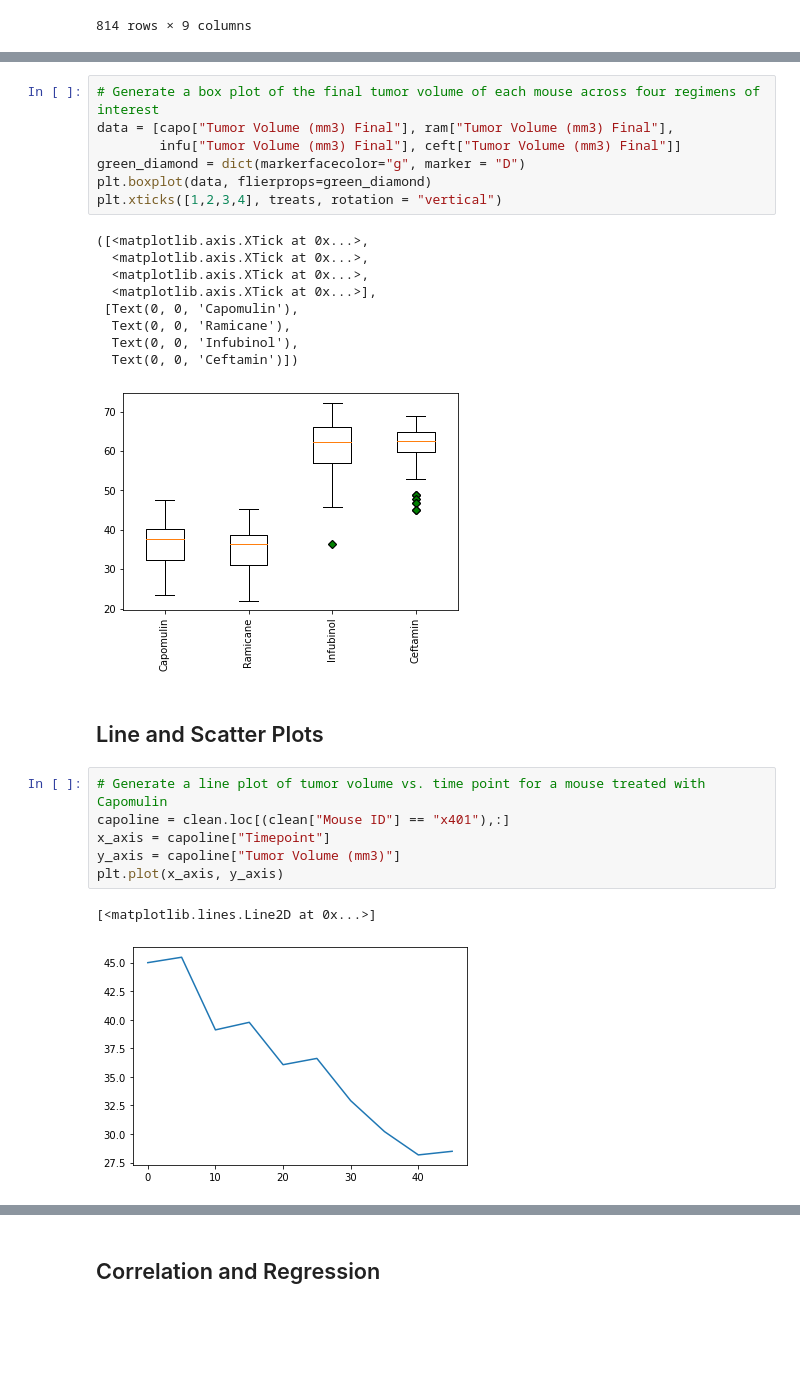
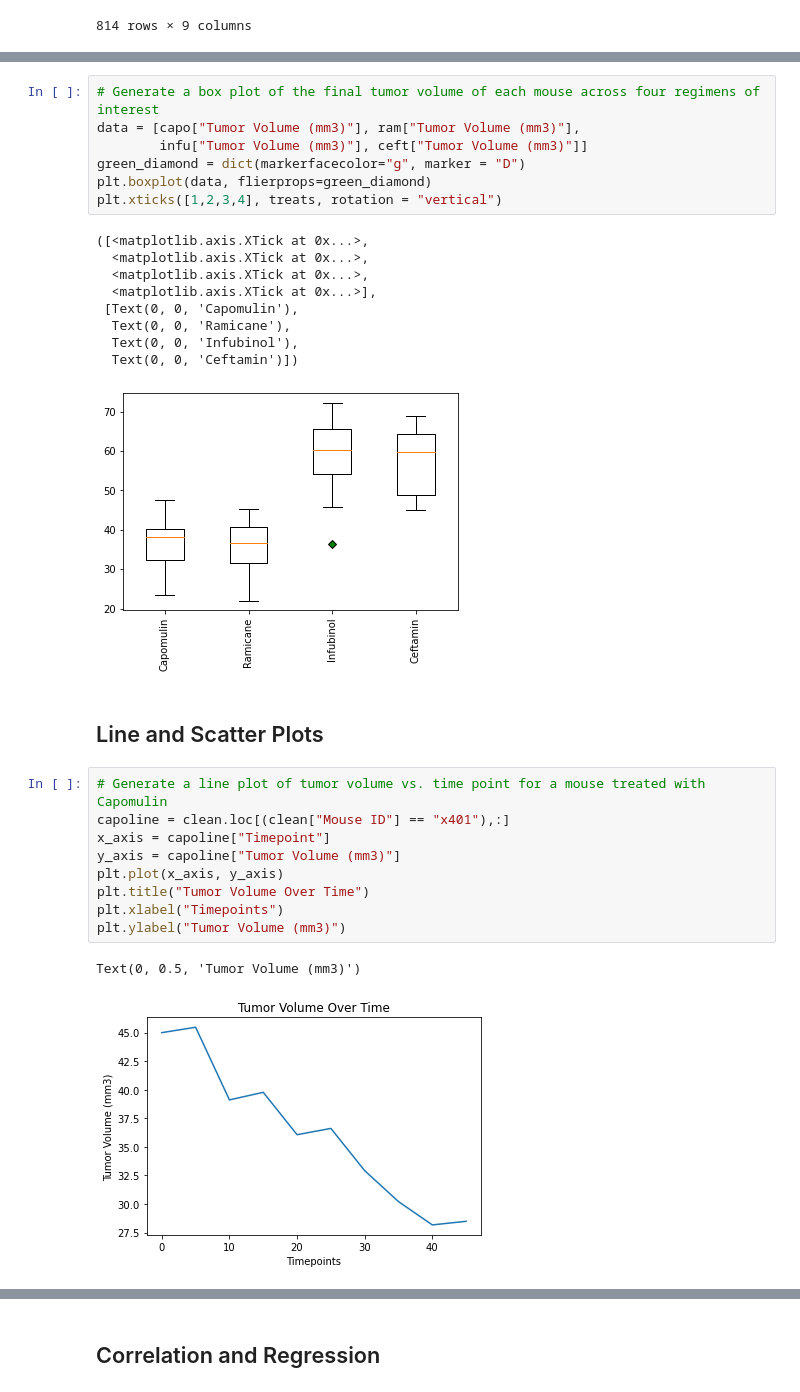
Before and after one commit to Blashford/Matplotlib-Challenge, a Jupyter notebook: pymaceuticals_starter.ipynb, the cells around one changed output, grey strips where cells are left out. Cells and saved outputs as stored; diff of their text form; blank space fills up the shorter version.

```diff
--- a/pymaceuticals_starter.ipynb
+++ b/pymaceuticals_starter.ipynb
@@ -266,7 +273,7 @@ Values above 65.56092039375001 could be outliers.
 # %%
 # Generate a box plot of the final tumor volume of each mouse across four regimens of interest
-data = [capo["Tumor Volume (mm3) Final"], ram["Tumor Volume (mm3) Final"],
-        infu["Tumor Volume (mm3) Final"], ceft["Tumor Volume (mm3) Final"]]
+data = [capo["Tumor Volume (mm3)"], ram["Tumor Volume (mm3)"],
+        infu["Tumor Volume (mm3)"], ceft["Tumor Volume (mm3)"]]
 green_diamond = dict(markerfacecolor="g", marker = "D")
 plt.boxplot(data, flierprops=green_diamond)
 plt.xticks([1,2,3,4], treats, rotation = "vertical")
@@ -279,18 +286,21 @@ plt.xticks([1,2,3,4], treats, rotation = "vertical")
   Text(0, 0, 'Ramicane'),
   Text(0, 0, 'Infubinol'),
   Text(0, 0, 'Ceftamin')])
-[figure, old version]
+[figure, new version]
 # %% [markdown]
 ## Line and Scatter Plots
 # %%
 # Generate a line plot of tumor volume vs. time point for a mouse treated with Capomulin
 capoline = clean.loc[(clean["Mouse ID"] == "x401"),:]
 x_axis = capoline["Timepoint"]
 y_axis = capoline["Tumor Volume (mm3)"]
 plt.plot(x_axis, y_axis)
+plt.title("Tumor Volume Over Time")
+plt.xlabel("Timepoints")
+plt.ylabel("Tumor Volume (mm3)")
 # %% [output]
-[<matplotlib.lines.Line2D at 0x...>]
+Text(0, 0.5, 'Tumor Volume (mm3)')
-[figure, old version]
+[figure, new version]
 # %%
 # Generate a scatter plot of average tumor volume vs. mouse weight for the Capomulin regimen
 x_weight = capo["Weight (g)"]
```
Also changed, not shown: parts of 3 cells of this notebook.
